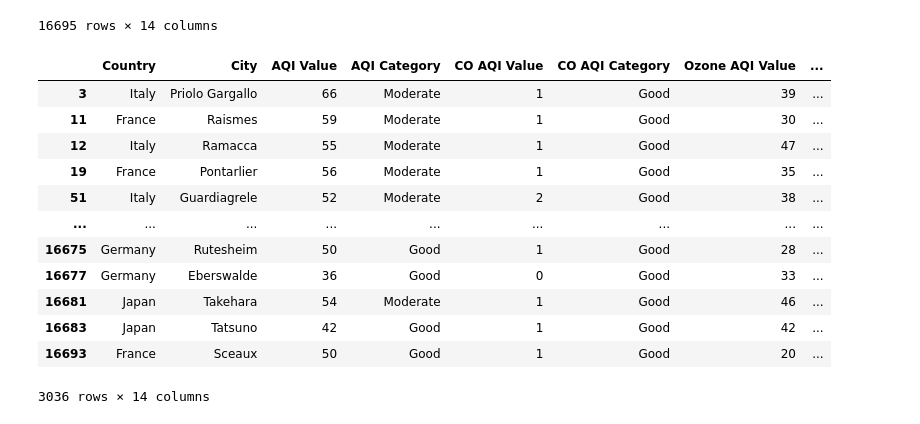
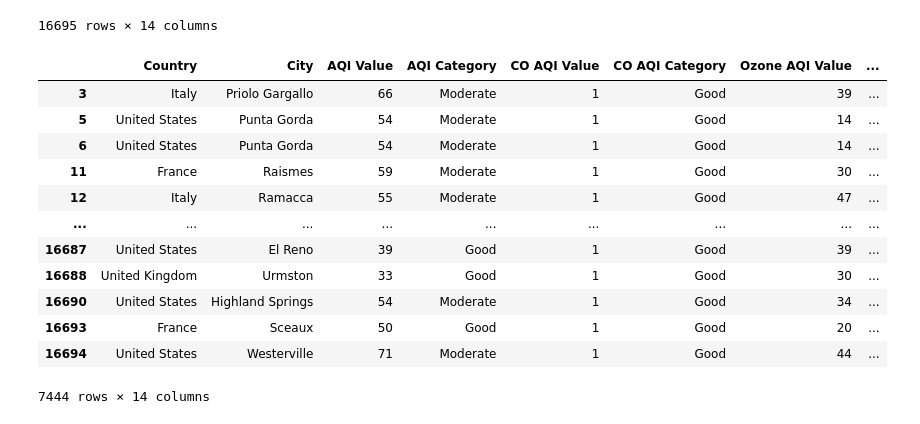
Before and after one commit to cmswart/project-3, a Jupyter notebook: countries_AQI_Merged.ipynb, the cells around one changed output. Drawn from its saved outputs; the diff is of its cells as text; code cells hidden in the pictures.

Commit message:
corrected merged dataframe

```diff
--- a/countries&AQI_Merged.ipynb
+++ b/countries_AQI_Merged.ipynb
@@ -86,25 +86,27 @@ aqi_data_df
 16695 rows × 14 columns
 # %%
 # Filter for countries(Canada, France, Germany, Italy, Japan, United Kingdom, United States)
-countries = ['Canada', 'France', 'Germany', 'Italy', 'Japan', 'United Kingdom', 'United States']
+countries = ['Canada', 'France', 'Germany', 'Italy', 'Japan', 'United Kingdom of Great Britain and Northern Ireland', 'United States of America']
 
 G7_AQI_Countries =  aqi_data_df[aqi_data_df['Country'].isin(countries)]
 
+G7_AQI_Countries = G7_AQI_Countries.replace({'Country': {'United States of America': 'United States', 'United Kingdom of Great Britain and Northern Ireland': 'United Kingdom'}})
+
 G7_AQI_Countries
 # %% [output]
 |  | Country | City | AQI Value | AQI Category | CO AQI Value | CO AQI Category | Ozone AQI Value | ... |
 | 3 | Italy | Priolo Gargallo | 66 | Moderate | 1 | Good | 39 | ... |
+| 5 | United States | Punta Gorda | 54 | Moderate | 1 | Good | 14 | ... |
+| 6 | United States | Punta Gorda | 54 | Moderate | 1 | Good | 14 | ... |
 | 11 | France | Raismes | 59 | Moderate | 1 | Good | 30 | ... |
 | 12 | Italy | Ramacca | 55 | Moderate | 1 | Good | 47 | ... |
-| 19 | France | Pontarlier | 56 | Moderate | 1 | Good | 35 | ... |
-| 51 | Italy | Guardiagrele | 52 | Moderate | 2 | Good | 38 | ... |
 | ... | ... | ... | ... | ... | ... | ... | ... | ... |
-| 16675 | Germany | Rutesheim | 50 | Good | 1 | Good | 28 | ... |
-| 16677 | Germany | Eberswalde | 36 | Good | 0 | Good | 33 | ... |
-| 16681 | Japan | Takehara | 54 | Moderate | 1 | Good | 46 | ... |
-| 16683 | Japan | Tatsuno | 42 | Good | 1 | Good | 42 | ... |
+| 16687 | United States | El Reno | 39 | Good | 1 | Good | 39 | ... |
+| 16688 | United Kingdom | Urmston | 33 | Good | 1 | Good | 30 | ... |
+| 16690 | United States | Highland Springs | 54 | Moderate | 1 | Good | 34 | ... |
 | 16693 | France | Sceaux | 50 | Good | 1 | Good | 20 | ... |
+| 16694 | United States | Westerville | 71 | Moderate | 1 | Good | 44 | ... |
-3036 rows × 14 columns
+7444 rows × 14 columns
 # %%
 # Merge two DataFrames
 merge_df = pd.merge(final_df, G7_AQI_Countries, on=["Country"])
```
Also changed, not shown: parts of 5 cells of this notebook.
